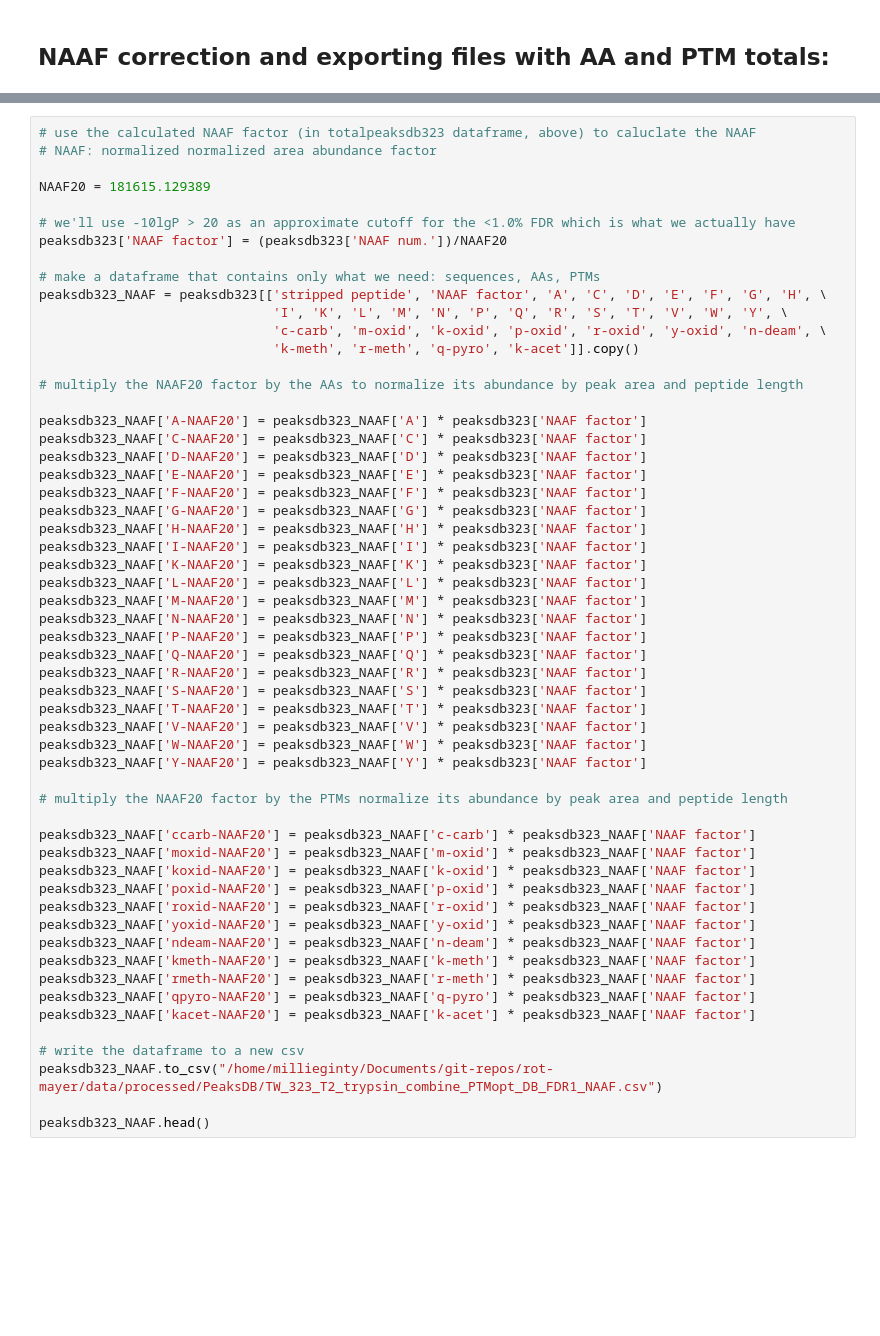
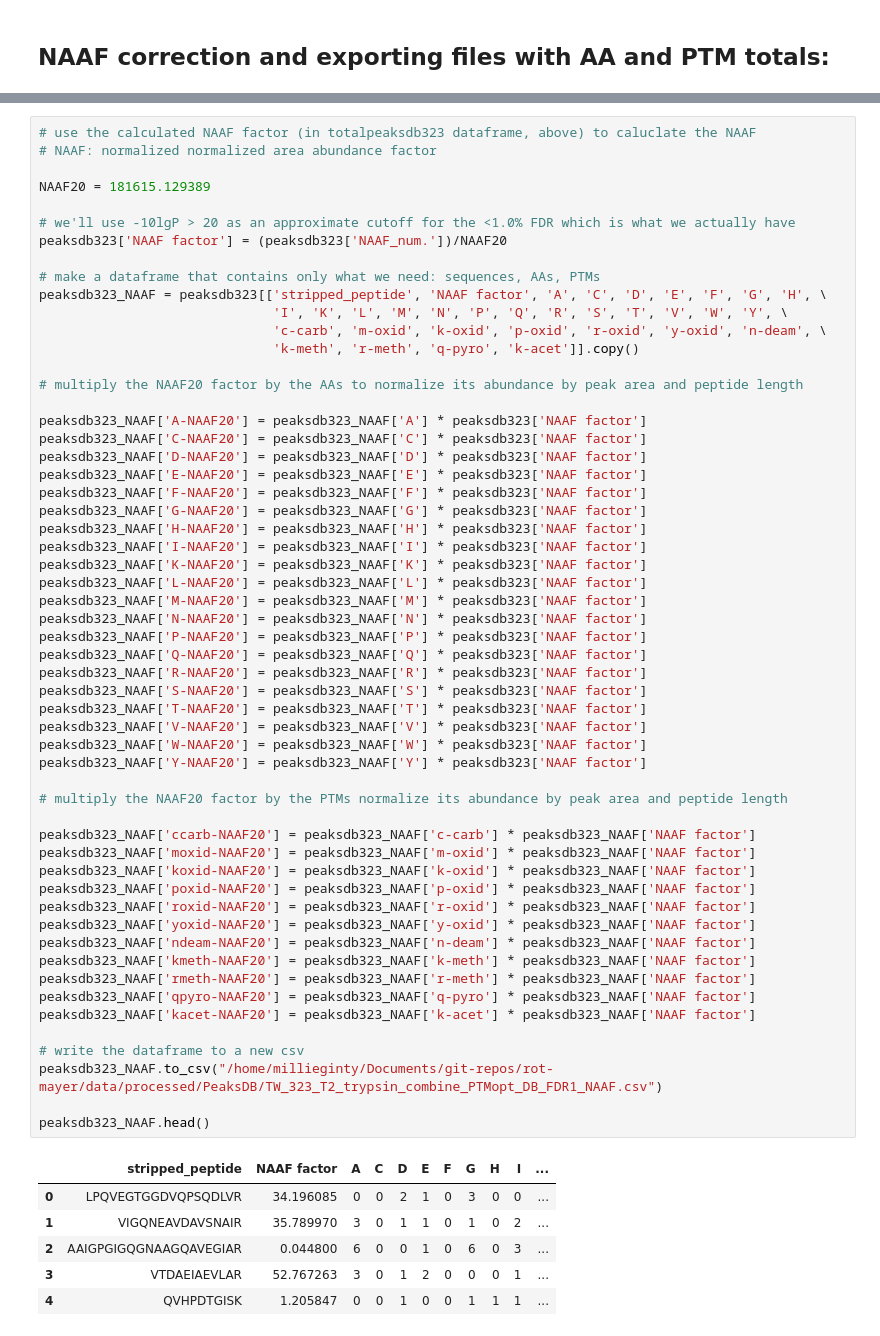
Before and after one commit to MeganEDuffy/rot-mayer, a Jupyter notebook: notebooks/PeaksDB/323_T2_trypsin_PeaksDB.ipynb, the cells around one changed output, grey strips where cells are left out. Cells and saved outputs as stored; diff of their text form; blank space fills up the shorter version.

```diff
--- a/notebooks/PeaksDB/323_T2_trypsin_PeaksDB.ipynb
+++ b/notebooks/PeaksDB/323_T2_trypsin_PeaksDB.ipynb
@@ -368,10 +384,10 @@ totalpeaksdb323.head()
 NAAF20 = 181615.129389
 
 # we'll use -10lgP > 20 as an approximate cutoff for the <1.0% FDR which is what we actually have
-peaksdb323['NAAF factor'] = (peaksdb323['NAAF num.'])/NAAF20
+peaksdb323['NAAF factor'] = (peaksdb323['NAAF_num.'])/NAAF20
 
 # make a dataframe that contains only what we need: sequences, AAs, PTMs
-peaksdb323_NAAF = peaksdb323[['stripped peptide', 'NAAF factor', 'A', 'C', 'D', 'E', 'F', 'G', 'H', \
+peaksdb323_NAAF = peaksdb323[['stripped_peptide', 'NAAF factor', 'A', 'C', 'D', 'E', 'F', 'G', 'H', \
                               'I', 'K', 'L', 'M', 'N', 'P', 'Q', 'R', 'S', 'T', 'V', 'W', 'Y', \
                               'c-carb', 'm-oxid', 'k-oxid', 'p-oxid', 'r-oxid', 'y-oxid', 'n-deam', \
                               'k-meth', 'r-meth', 'q-pyro', 'k-acet']].copy()
@@ -390,30 +406,37 @@ peaksdb323_NAAF['K-NAAF20'] = peaksdb323_NAAF['K'] * peaksdb323['NAAF factor']
 peaksdb323_NAAF['L-NAAF20'] = peaksdb323_NAAF['L'] * peaksdb323['NAAF factor']
 peaksdb323_NAAF['M-NAAF20'] = peaksdb323_NAAF['M'] * peaksdb323['NAAF factor']
 peaksdb323_NAAF['N-NAAF20'] = peaksdb323_NAAF['N'] * peaksdb323['NAAF factor']
 peaksdb323_NAAF['P-NAAF20'] = peaksdb323_NAAF['P'] * peaksdb323['NAAF factor']
 peaksdb323_NAAF['Q-NAAF20'] = peaksdb323_NAAF['Q'] * peaksdb323['NAAF factor']
 peaksdb323_NAAF['R-NAAF20'] = peaksdb323_NAAF['R'] * peaksdb323['NAAF factor']
 peaksdb323_NAAF['S-NAAF20'] = peaksdb323_NAAF['S'] * peaksdb323['NAAF factor']
 peaksdb323_NAAF['T-NAAF20'] = peaksdb323_NAAF['T'] * peaksdb323['NAAF factor']
 peaksdb323_NAAF['V-NAAF20'] = peaksdb323_NAAF['V'] * peaksdb323['NAAF factor']
 peaksdb323_NAAF['W-NAAF20'] = peaksdb323_NAAF['W'] * peaksdb323['NAAF factor']
 peaksdb323_NAAF['Y-NAAF20'] = peaksdb323_NAAF['Y'] * peaksdb323['NAAF factor']
 
 # multiply the NAAF20 factor by the PTMs normalize its abundance by peak area and peptide length
 
 peaksdb323_NAAF['ccarb-NAAF20'] = peaksdb323_NAAF['c-carb'] * peaksdb323_NAAF['NAAF factor']
 peaksdb323_NAAF['moxid-NAAF20'] = peaksdb323_NAAF['m-oxid'] * peaksdb323_NAAF['NAAF factor']
 peaksdb323_NAAF['koxid-NAAF20'] = peaksdb323_NAAF['k-oxid'] * peaksdb323_NAAF['NAAF factor']
 peaksdb323_NAAF['poxid-NAAF20'] = peaksdb323_NAAF['p-oxid'] * peaksdb323_NAAF['NAAF factor']
 peaksdb323_NAAF['roxid-NAAF20'] = peaksdb323_NAAF['r-oxid'] * peaksdb323_NAAF['NAAF factor']
 peaksdb323_NAAF['yoxid-NAAF20'] = peaksdb323_NAAF['y-oxid'] * peaksdb323_NAAF['NAAF factor']
 peaksdb323_NAAF['ndeam-NAAF20'] = peaksdb323_NAAF['n-deam'] * peaksdb323_NAAF['NAAF factor']
 peaksdb323_NAAF['kmeth-NAAF20'] = peaksdb323_NAAF['k-meth'] * peaksdb323_NAAF['NAAF factor']
 peaksdb323_NAAF['rmeth-NAAF20'] = peaksdb323_NAAF['r-meth'] * peaksdb323_NAAF['NAAF factor']
 peaksdb323_NAAF['qpyro-NAAF20'] = peaksdb323_NAAF['q-pyro'] * peaksdb323_NAAF['NAAF factor']
 peaksdb323_NAAF['kacet-NAAF20'] = peaksdb323_NAAF['k-acet'] * peaksdb323_NAAF['NAAF factor']
 
 # write the dataframe to a new csv
 peaksdb323_NAAF.to_csv("/home/millieginty/Documents/git-repos/rot-mayer/data/processed/PeaksDB/TW_323_T2_trypsin_combine_PTMopt_DB_FDR1_NAAF.csv")
 
 peaksdb323_NAAF.head()
+# %% [output]
+|  | stripped_peptide | NAAF factor | A | C | D | E | F | G | H | I | ... |
+| 0 | LPQVEGTGGDVQPSQDLVR | 34.196085 | 0 | 0 | 2 | 1 | 0 | 3 | 0 | 0 | ... |
+| 1 | VIGQNEAVDAVSNAIR | 35.789970 | 3 | 0 | 1 | 1 | 0 | 1 | 0 | 2 | ... |
+| 2 | AAIGPGIGQGNAAGQAVEGIAR | 0.044800 | 6 | 0 | 0 | 1 | 0 | 6 | 0 | 3 | ... |
+| 3 | VTDAEIAEVLAR | 52.767263 | 3 | 0 | 1 | 2 | 0 | 0 | 0 | 1 | ... |
+| 4 | QVHPDTGISK | 1.205847 | 0 | 0 | 1 | 0 | 0 | 1 | 1 | 1 | ... |
```
Also changed, not shown: parts of 5 cells of this notebook, 16 other files.
